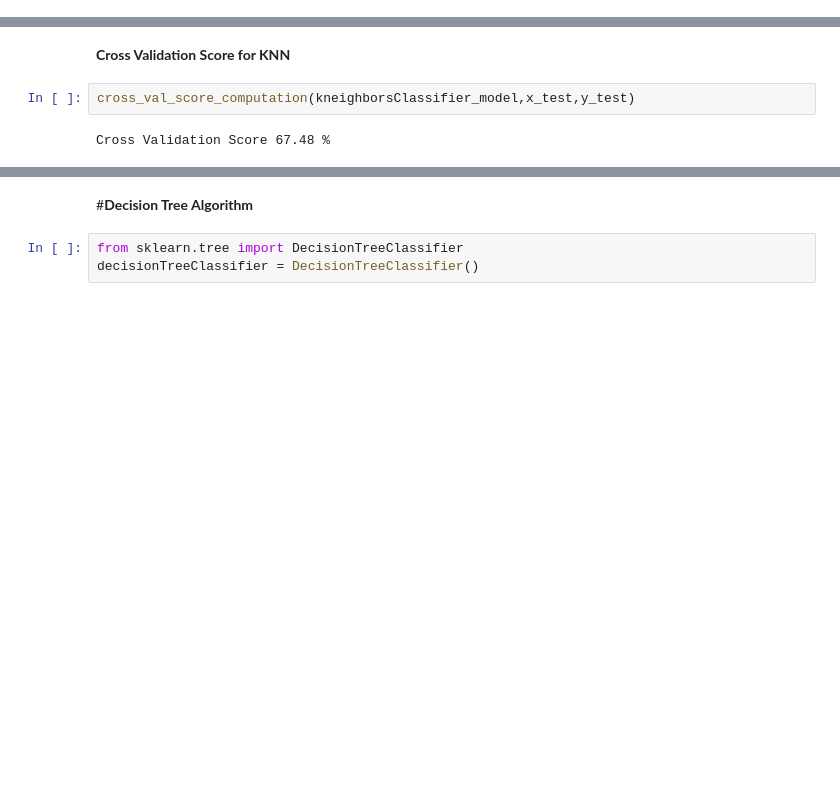
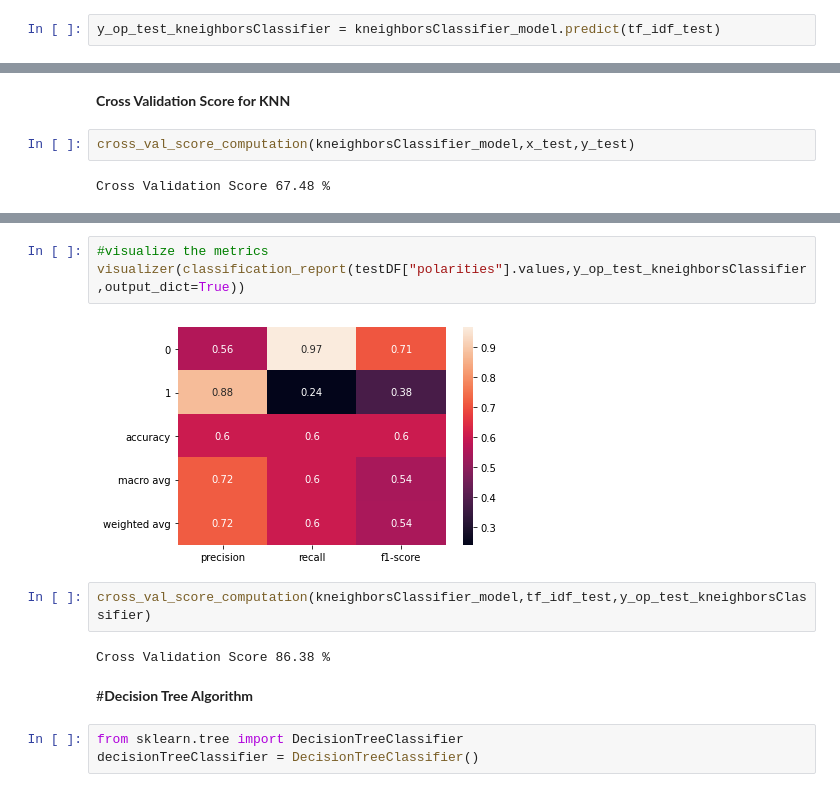
Before and after one commit to rajitakolla/computational_methods, a Jupyter notebook: In_class_exercise_09.ipynb, the cells around one changed output, grey strips where cells are left out. Cells and saved outputs as stored; diff of their text form; blank space fills up the shorter version.

```diff
--- a/In_class_exercise_09.ipynb
+++ b/In_class_exercise_09.ipynb
@@ -297,0 +410,2 @@ y_op_kneighborsClassifier = kneighborsClassifier_model.predict(x_test)
+# %%
+y_op_test_kneighborsClassifier = kneighborsClassifier_model.predict(tf_idf_test)
@@ -324,3 +459,12 @@ Cross Validation Score 67.48 %
+# %%
+#visualize the metrics
+visualizer(classification_report(testDF["polarities"].values,y_op_test_kneighborsClassifier,output_dict=True))
+# %% [output]
+[figure, added]
+# %%
+cross_val_score_computation(kneighborsClassifier_model,tf_idf_test,y_op_test_kneighborsClassifier)
+# %% [output]
+Cross Validation Score 86.38 %
 # %% [markdown]
 #**Decision Tree Algorithm**
 # %%
```
Also changed, not shown: parts of 60 cells of this notebook.
